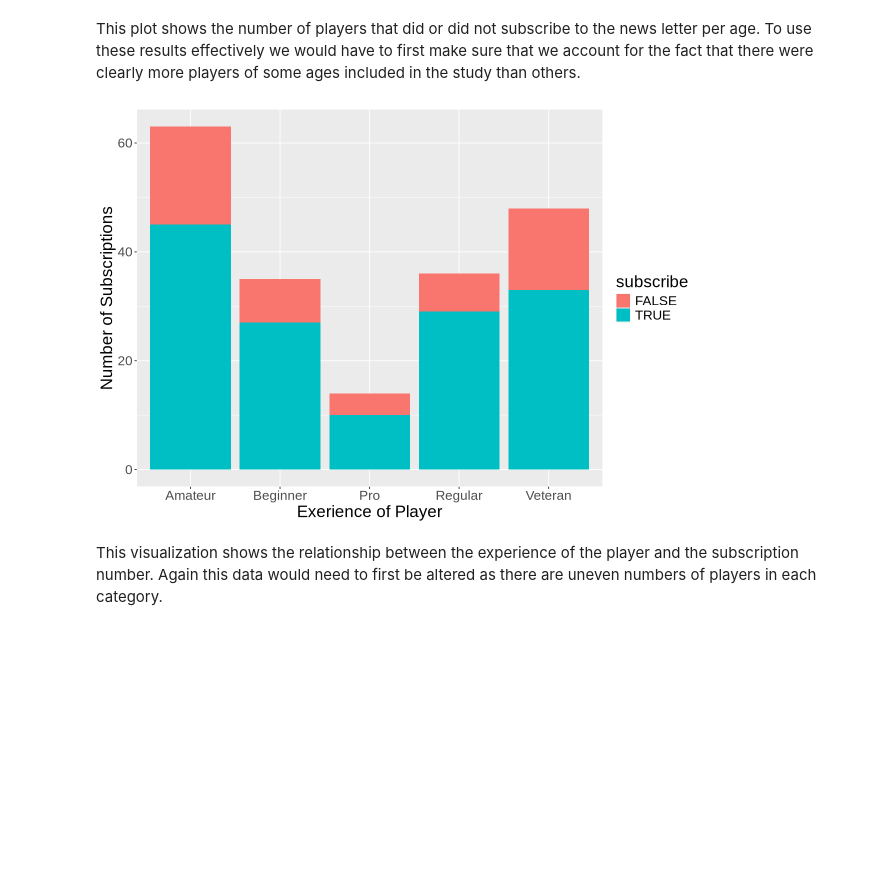
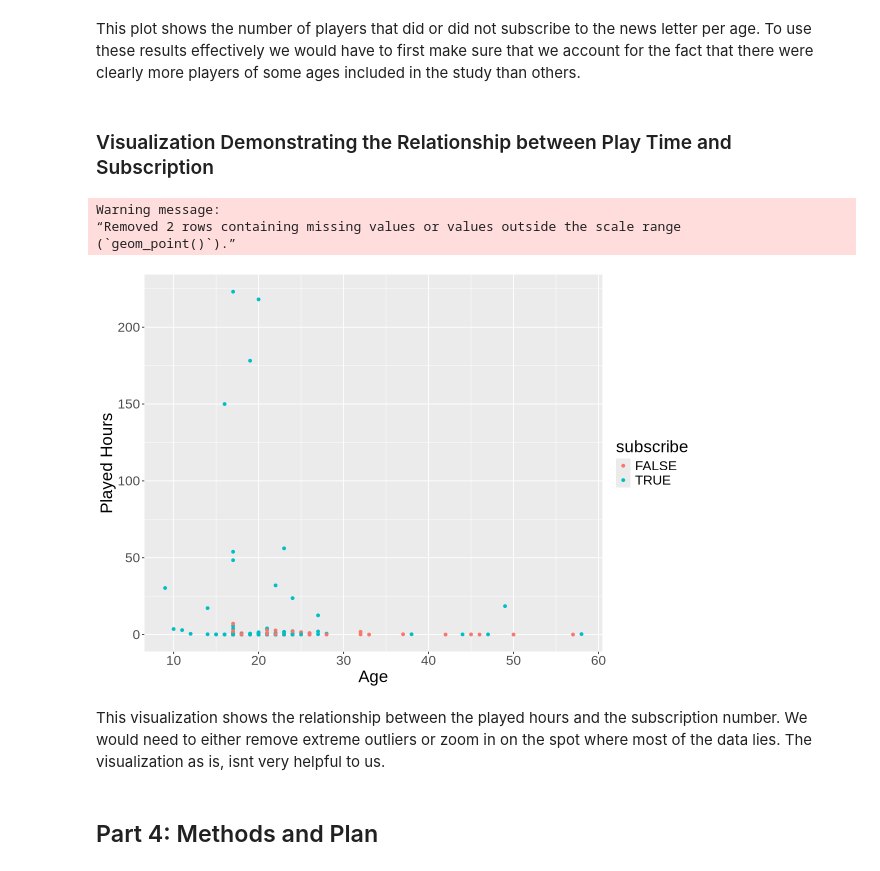
Before and after one commit to lbulka9/DSCI-100---Project, a Jupyter notebook: ProjectPlanning.ipynb, the cells around one changed output. Cells and saved outputs as stored; diff of their text form; code cells hidden in the pictures; blank space fills up the shorter version.

Commit message:
Added methods and changed visualization

```diff
--- a/ProjectPlanning.ipynb
+++ b/ProjectPlanning.ipynb
@@ -183,14 +200,21 @@ Warning message:
 # %% [markdown]
 This plot shows the number of players that did or did not subscribe to the news letter per age. To use these results effectively we would have to first make sure that we account for the fact that there were clearly more players of some ages included in the study than others.
+# %% [markdown]
+### Visualization Demonstrating the Relationship between Play Time and Subscription
 # %%
 options(repr.plot.width = 10, repr.plot.height = 7)
-age_vs_subscription <- ggplot(players, aes(x = experience, fill = subscribe)) +
-    geom_bar(stat = "count") +
-    xlab("Exerience of Player") +
-    ylab("Number of Subscriptions") +
+age_vs_subscription <- ggplot(players, aes( x= Age, y=played_hours,  colour = subscribe)) +
+    geom_point() +
+    xlab ("Age") +
+    ylab("Played Hours") +
     theme(text = element_text(size = 20))
 age_vs_subscription
 # %% [output]
+Warning message:
+“Removed 2 rows containing missing values or values outside the scale range
+(`geom_point()`).”
-[figure, old version]
+[figure, new version]
 # %% [markdown]
-This visualization shows the relationship between the experience of the player and the subscription number. Again this data would need to first be altered as there are uneven numbers of players in each category.
+This visualization shows the relationship between the played hours and the subscription number. We would need to either remove extreme outliers or zoom in on the spot where most of the data lies. The visualization as is, isnt very helpful to us.
+# %% [markdown]
+## Part 4: Methods and Plan
```
Also changed, not shown: parts of 8 cells of this notebook.
